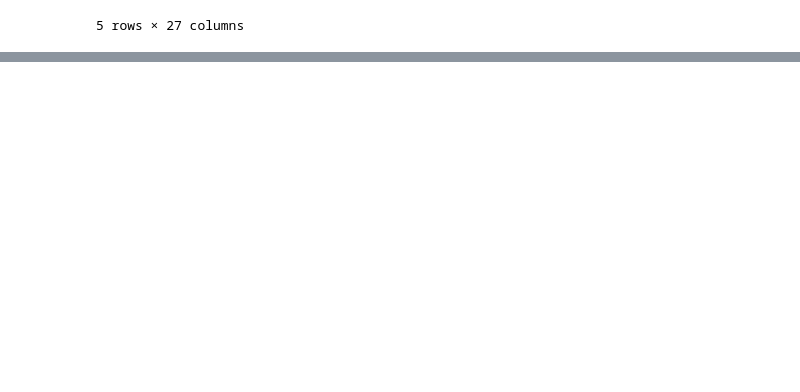
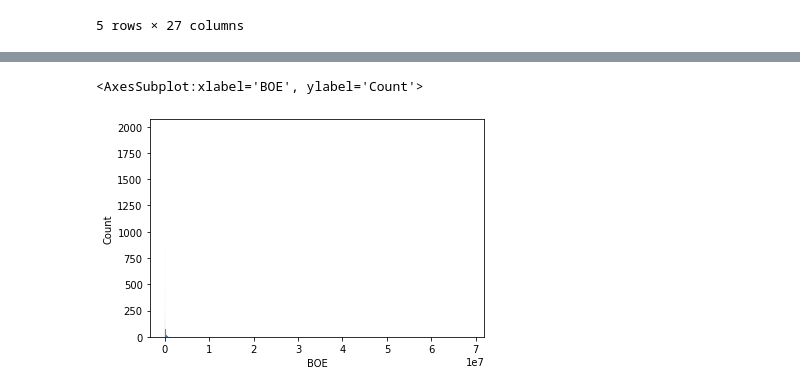
Before and after one commit to jromani-ds/MT_Oil, a Jupyter notebook: DataCollection.ipynb, the cells around one changed output, grey strips where cells are left out. Saved outputs shown, nothing was run; the diff lists cells and outputs as text; code cells hidden in the pictures; blank space fills up the shorter version.

```diff
--- a/DataCollection.ipynb
+++ b/DataCollection.ipynb
@@ -80,0 +126,7 @@ well_data_df.head()
+# %%
+lease_prd_total = lease_prod_df.groupby(['Lease_Unit']).sum() #sum the producing streams by lease unit
+lease_prd_total['BOE'] = lease_prd_total['Oil_Prod'] + lease_prd_total['Gas_Prod']/5.8 #get total bbls of oil equivalent
+lease_prd_total = lease_prd_total[lease_prd_total['BOE']>0] #drop leases that didn't produce any oil and/or gas
+lease_list = list(lease_prd_total.index) #get list of the lease unit #'s that are associated with leases that had non-zero production
+lease_prod_df = lease_prod_df[lease_prod_df['Lease_Unit'].isin(lease_list)]
+lease_prd_total.describe()
@@ -80,0 +152,6 @@ well_data_df.head()
+# %%
+
+sns.histplot(data=lease_prd_total, x="BOE")
+# %% [output]
+<AxesSubplot:xlabel='BOE', ylabel='Count'>
+[figure, added]
```
Also changed, not shown: parts of 12 cells of this notebook.
